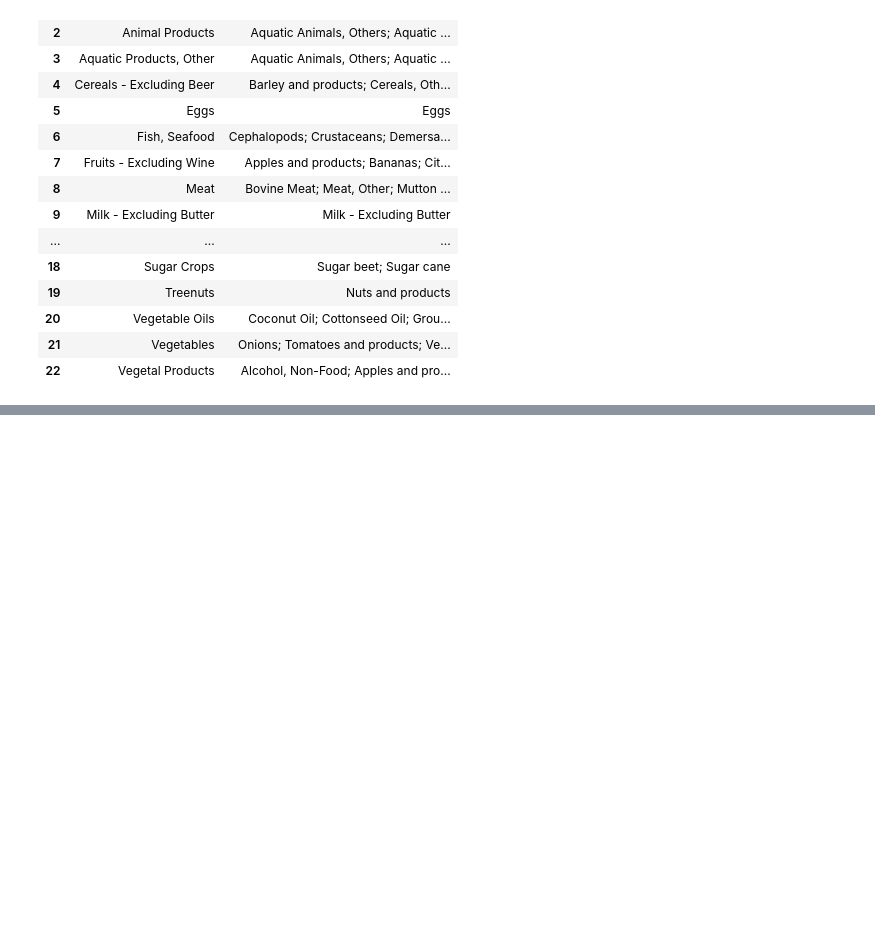
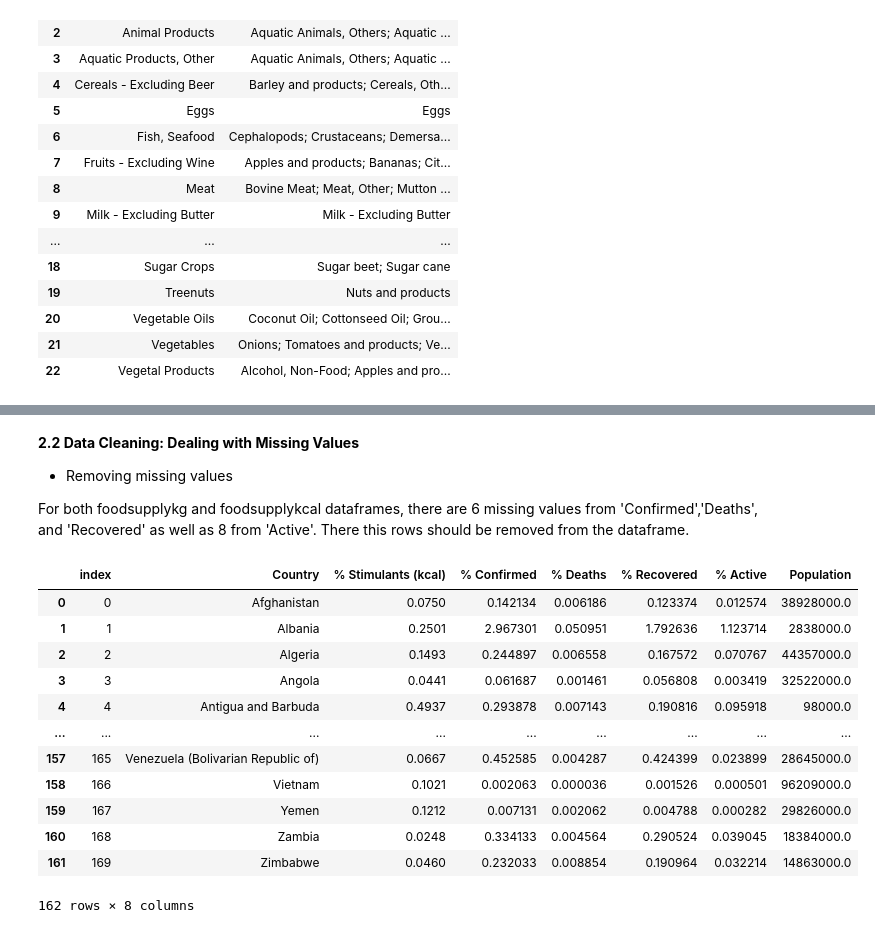
Before and after one commit to data301-2021-summer2/project-group28-project, a Jupyter notebook: analysis/YuenYee/Milestone2.ipynb, the cells around one changed output, grey strips where cells are left out. Drawn from its saved outputs; the diff is of its cells as text; code cells hidden in the pictures; blank space fills up the shorter version.

```diff
--- a/analysis/YuenYee/Milestone2.ipynb
+++ b/analysis/YuenYee/Milestone2.ipynb
@@ -119,0 +157,24 @@ dtype: int64
+# %% [markdown]
+**2.2 Data Cleaning: Dealing with Missing Values**
+
+- Removing missing values
+
+For both foodsupplykg and foodsupplykcal dataframes, there are 6 missing values from 'Confirmed','Deaths', and 'Recovered' as well as 8 from 'Active'. There this rows should be removed from the dataframe.
+# %%
+foodsupplykg_cleaned = foodsupplykg_cleaned.dropna().reset_index()
+foodsupplykcal_cleaned = foodsupplykcal_cleaned.dropna().reset_index()
+foodsupplykcal_cleaned
+# %% [output]
+|  | index | Country | % Stimulants (kcal) | % Confirmed | % Deaths | % Recovered | % Active | Population |
+| 0 | 0 | Afghanistan | 0.0750 | 0.142134 | 0.006186 | 0.123374 | 0.012574 | 38928000.0 |
+| 1 | 1 | Albania | 0.2501 | 2.967301 | 0.050951 | 1.792636 | 1.123714 | 2838000.0 |
+| 2 | 2 | Algeria | 0.1493 | 0.244897 | 0.006558 | 0.167572 | 0.070767 | 44357000.0 |
+| 3 | 3 | Angola | 0.0441 | 0.061687 | 0.001461 | 0.056808 | 0.003419 | 32522000.0 |
+| 4 | 4 | Antigua and Barbuda | 0.4937 | 0.293878 | 0.007143 | 0.190816 | 0.095918 | 98000.0 |
+| ... | ... | ... | ... | ... | ... | ... | ... | ... |
+| 157 | 165 | Venezuela (Bolivarian Republic of) | 0.0667 | 0.452585 | 0.004287 | 0.424399 | 0.023899 | 28645000.0 |
+| 158 | 166 | Vietnam | 0.1021 | 0.002063 | 0.000036 | 0.001526 | 0.000501 | 96209000.0 |
+| 159 | 167 | Yemen | 0.1212 | 0.007131 | 0.002062 | 0.004788 | 0.000282 | 29826000.0 |
+| 160 | 168 | Zambia | 0.0248 | 0.334133 | 0.004564 | 0.290524 | 0.039045 | 18384000.0 |
+| 161 | 169 | Zimbabwe | 0.0460 | 0.232033 | 0.008854 | 0.190964 | 0.032214 | 14863000.0 |
+162 rows × 8 columns
```
Also changed, not shown: parts of 24 cells of this notebook.
